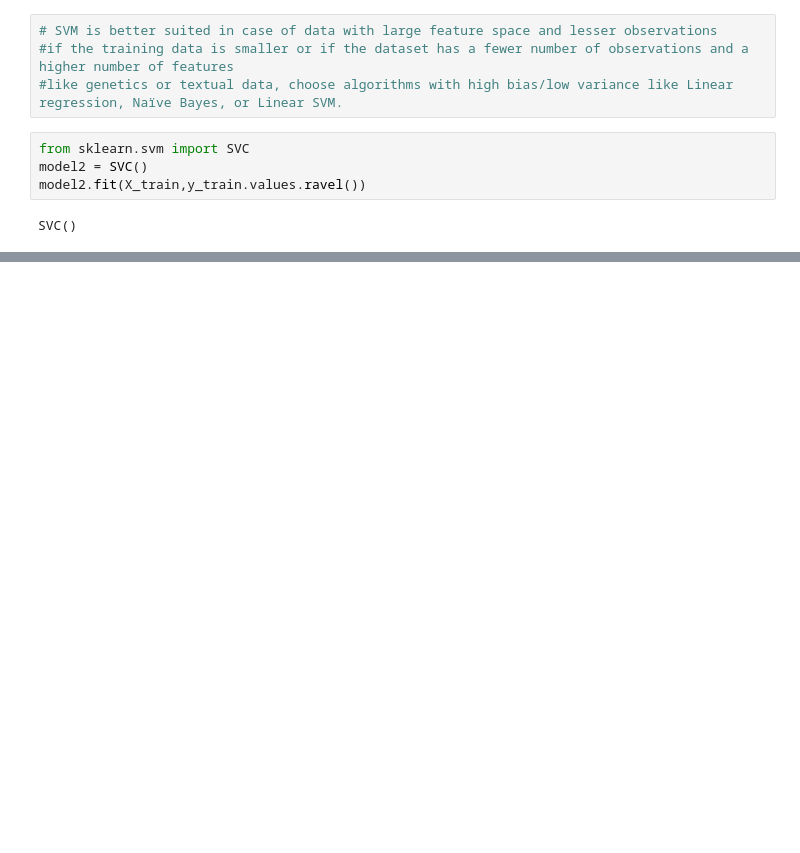
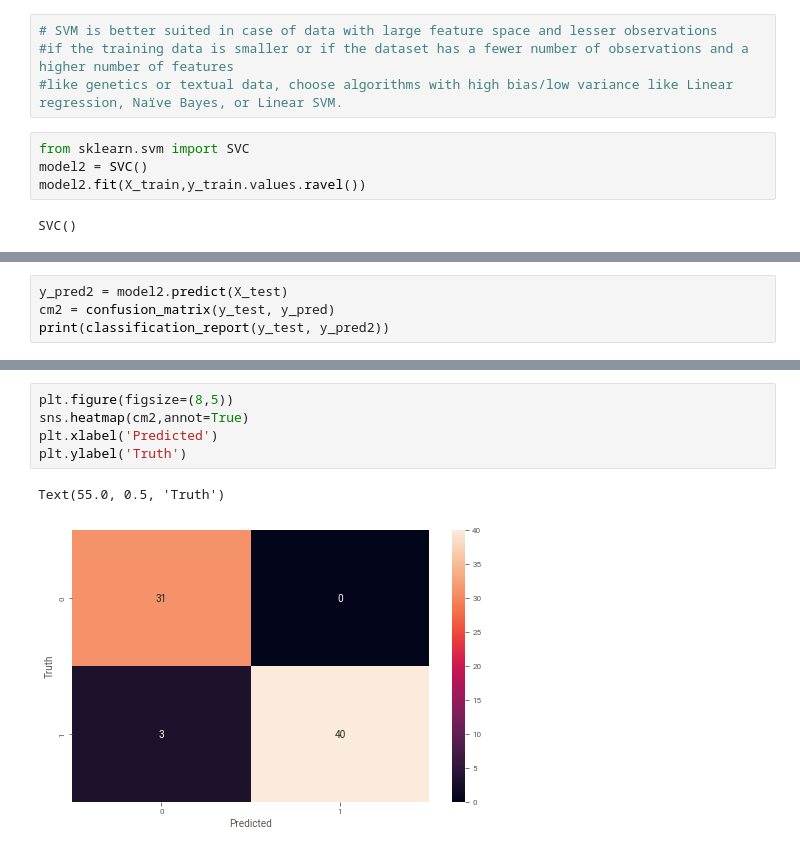
Before and after one commit to AymanMak1/Algerian-Forest-Fires, a Jupyter notebook: project.ipynb, the cells around one changed output, grey strips where cells are left out. Drawn from its saved outputs; the diff is of its cells as text; blank space fills up the shorter version.

```diff
--- a/project.ipynb
+++ b/project.ipynb
@@ -522,0 +584,4 @@ Report ./reports/compare.html was generated.
+# %%
+y_pred2 = model2.predict(X_test)
+cm2 = confusion_matrix(y_test, y_pred)
+print(classification_report(y_test, y_pred2))
@@ -522,0 +597,8 @@ Report ./reports/compare.html was generated.
+# %%
+plt.figure(figsize=(8,5))
+sns.heatmap(cm2,annot=True)
+plt.xlabel('Predicted')
+plt.ylabel('Truth')
+# %% [output]
+Text(55.0, 0.5, 'Truth')
+[figure, added]
```
Also changed, not shown: parts of 63 cells of this notebook, 1 other file.
